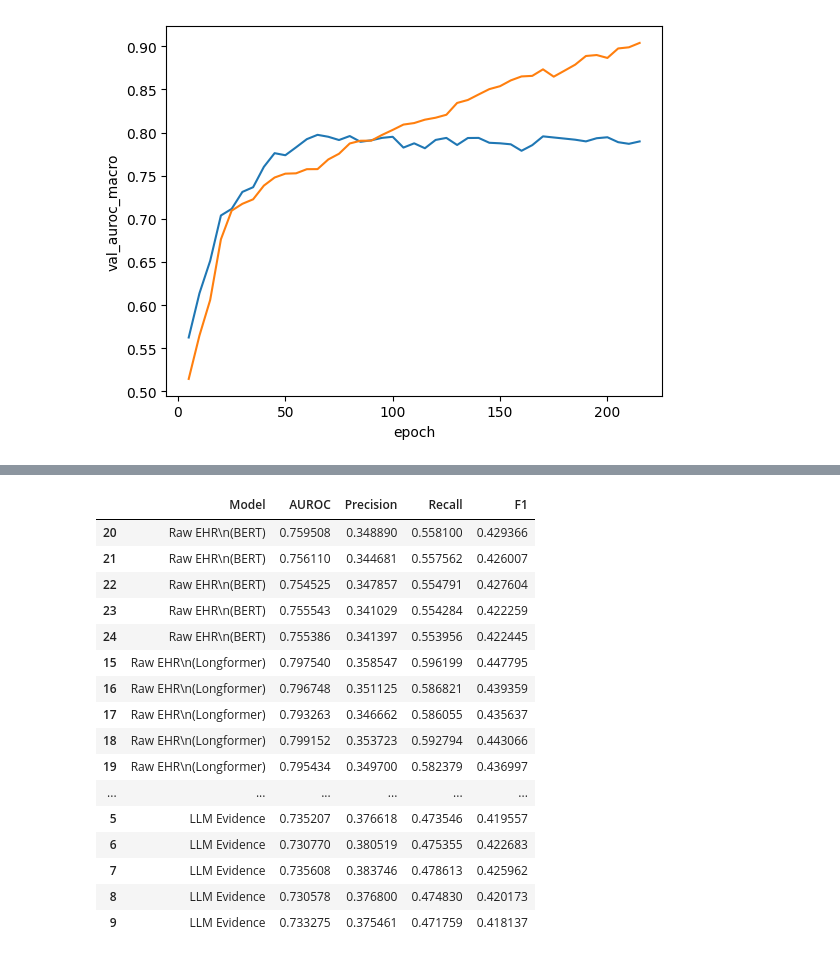
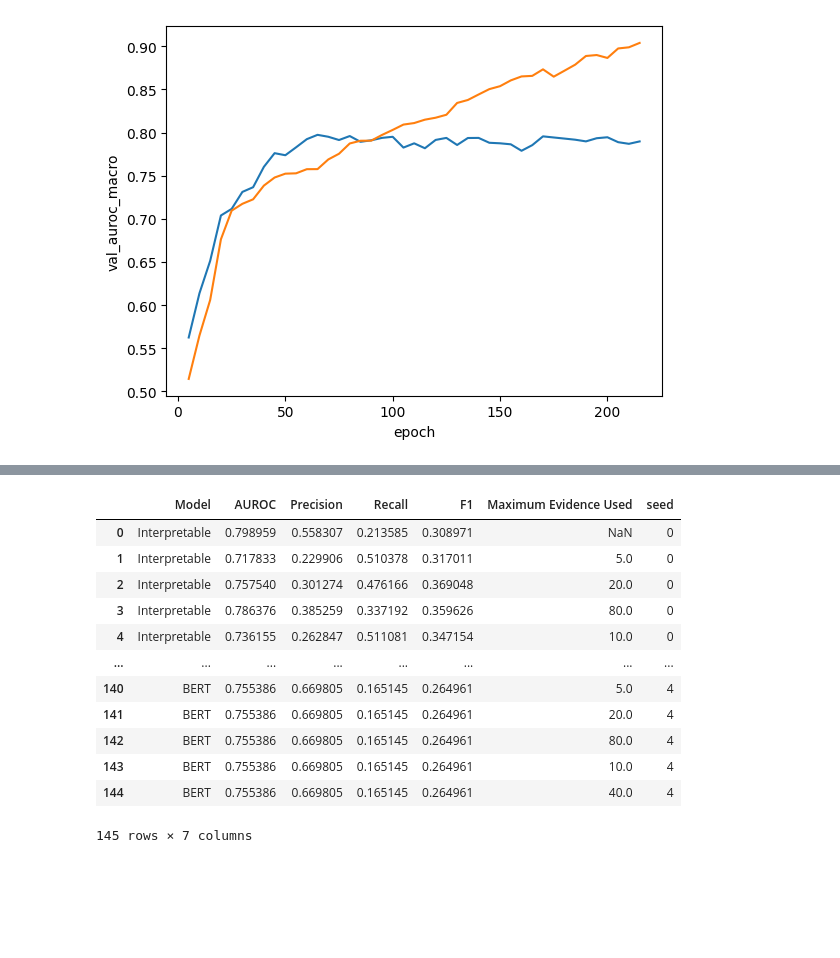
Before and after one commit to dmcinerney/ehr-diagnosis-agent, a Jupyter notebook: ehr_diagnosis_agent/results2.ipynb, the cells around one changed output, grey strips where cells are left out. Cells and saved outputs as stored; diff of their text form; code cells hidden in the pictures; blank space fills up the shorter version.

```diff
--- a/ehr_diagnosis_agent/results2.ipynb
+++ b/ehr_diagnosis_agent/results2.ipynb
@@ -102,0 +218,2 @@ Name: 36, dtype: object
+# %%
+x = get_top_differences(evidence_df_white, 'white', evidence_df_black, 'black')
@@ -164,11 +318,11 @@ results = plot_model_performance(dict(
     ]
 ))
 model_names = {
-    'all_sentences': 'Raw EHR',
-    'llm_evidence': 'LLM Evidence',
-    'llm_evidence_bert_predictor': 'LLM Evidence\n(BERT)',
-    'bert_predictor': 'Raw EHR\n(BERT)',
-    'longformer_predictor': 'Raw EHR\n(Longformer)',
+    'all_sentences': 'Interpretable',
+    'llm_evidence': 'Interpretable',
+    'llm_evidence_bert_predictor': 'BERT',
+    'bert_predictor': 'BERT',
+    'longformer_predictor': 'Longformer',
 }
 rename_columns = {
     'test_auroc_macro': 'AUROC',
@@ -176,18 +330,26 @@ rename_columns = {
     'test_recall_macro': 'Recall',
     'test_f1_macro': 'F1',
 }
-model_order = [
-    'Raw EHR\n(BERT)',
-    'Raw EHR\n(Longformer)',
-    'Raw EHR',
-    'LLM Evidence\n(BERT)',
-    'LLM Evidence',
+model_order1 = [
+    'BERT',
+    'Longformer',
+    'Interpretable',
+]
+model_order2 = [
+    'BERT',
+    'Interpretable',
 ]
 results['Model'] = results['model'].apply(lambda x: model_names[x])
-results = pd.concat([
-    results[results['Model'] == m]
-    for m in model_order
+results = results.rename(columns=rename_columns)
+results1 = results[~results['model'].str.startswith('llm_evidence')]
+results2 = results[results['model'].str.startswith('llm_evidence')]
+results1 = pd.concat([
+    results1[results1['Model'] == m]
+    for m in model_order1
 ])
-results = results.rename(columns=rename_columns)
+results2 = pd.concat([
+    results2[results2['Model'] == m]
+    for m in model_order2
+])
 results
 # %% [output]
@@ -212,20 +386,16 @@ results
 # %%
-results[['Model', 'AUROC', 'Precision', 'Recall', 'F1']]
+results[['Model', 'AUROC', 'Precision', 'Recall', 'F1', 'Maximum Evidence Used', 'seed']]
 # %% [output]
-|  | Model | AUROC | Precision | Recall | F1 |
-| 20 | Raw EHR\n(BERT) | 0.759508 | 0.348890 | 0.558100 | 0.429366 |
-| 21 | Raw EHR\n(BERT) | 0.756110 | 0.344681 | 0.557562 | 0.426007 |
-| 22 | Raw EHR\n(BERT) | 0.754525 | 0.347857 | 0.554791 | 0.427604 |
-| 23 | Raw EHR\n(BERT) | 0.755543 | 0.341029 | 0.554284 | 0.422259 |
-| 24 | Raw EHR\n(BERT) | 0.755386 | 0.341397 | 0.553956 | 0.422445 |
-| 15 | Raw EHR\n(Longformer) | 0.797540 | 0.358547 | 0.596199 | 0.447795 |
-| 16 | Raw EHR\n(Longformer) | 0.796748 | 0.351125 | 0.586821 | 0.439359 |
-| 17 | Raw EHR\n(Longformer) | 0.793263 | 0.346662 | 0.586055 | 0.435637 |
-| 18 | Raw EHR\n(Longformer) | 0.799152 | 0.353723 | 0.592794 | 0.443066 |
-| 19 | Raw EHR\n(Longformer) | 0.795434 | 0.349700 | 0.582379 | 0.436997 |
-| ... | ... | ... | ... | ... | ... |
-| 5 | LLM Evidence | 0.735207 | 0.376618 | 0.473546 | 0.419557 |
-| 6 | LLM Evidence | 0.730770 | 0.380519 | 0.475355 | 0.422683 |
-| 7 | LLM Evidence | 0.735608 | 0.383746 | 0.478613 | 0.425962 |
-| 8 | LLM Evidence | 0.730578 | 0.376800 | 0.474830 | 0.420173 |
-| 9 | LLM Evidence | 0.733275 | 0.375461 | 0.471759 | 0.418137 |
+|  | Model | AUROC | Precision | Recall | F1 | Maximum Evidence Used | seed |
+| 0 | Interpretable | 0.798959 | 0.558307 | 0.213585 | 0.308971 | NaN | 0 |
+| 1 | Interpretable | 0.717833 | 0.229906 | 0.510378 | 0.317011 | 5.0 | 0 |
+| 2 | Interpretable | 0.757540 | 0.301274 | 0.476166 | 0.369048 | 20.0 | 0 |
+| 3 | Interpretable | 0.786376 | 0.385259 | 0.337192 | 0.359626 | 80.0 | 0 |
+| 4 | Interpretable | 0.736155 | 0.262847 | 0.511081 | 0.347154 | 10.0 | 0 |
+| ... | ... | ... | ... | ... | ... | ... | ... |
+| 140 | BERT | 0.755386 | 0.669805 | 0.165145 | 0.264961 | 5.0 | 4 |
+| 141 | BERT | 0.755386 | 0.669805 | 0.165145 | 0.264961 | 20.0 | 4 |
+| 142 | BERT | 0.755386 | 0.669805 | 0.165145 | 0.264961 | 80.0 | 4 |
+| 143 | BERT | 0.755386 | 0.669805 | 0.165145 | 0.264961 | 10.0 | 4 |
+| 144 | BERT | 0.755386 | 0.669805 | 0.165145 | 0.264961 | 40.0 | 4 |
+145 rows × 7 columns
```
Also changed, not shown: parts of 24 cells of this notebook, 23 other files.
